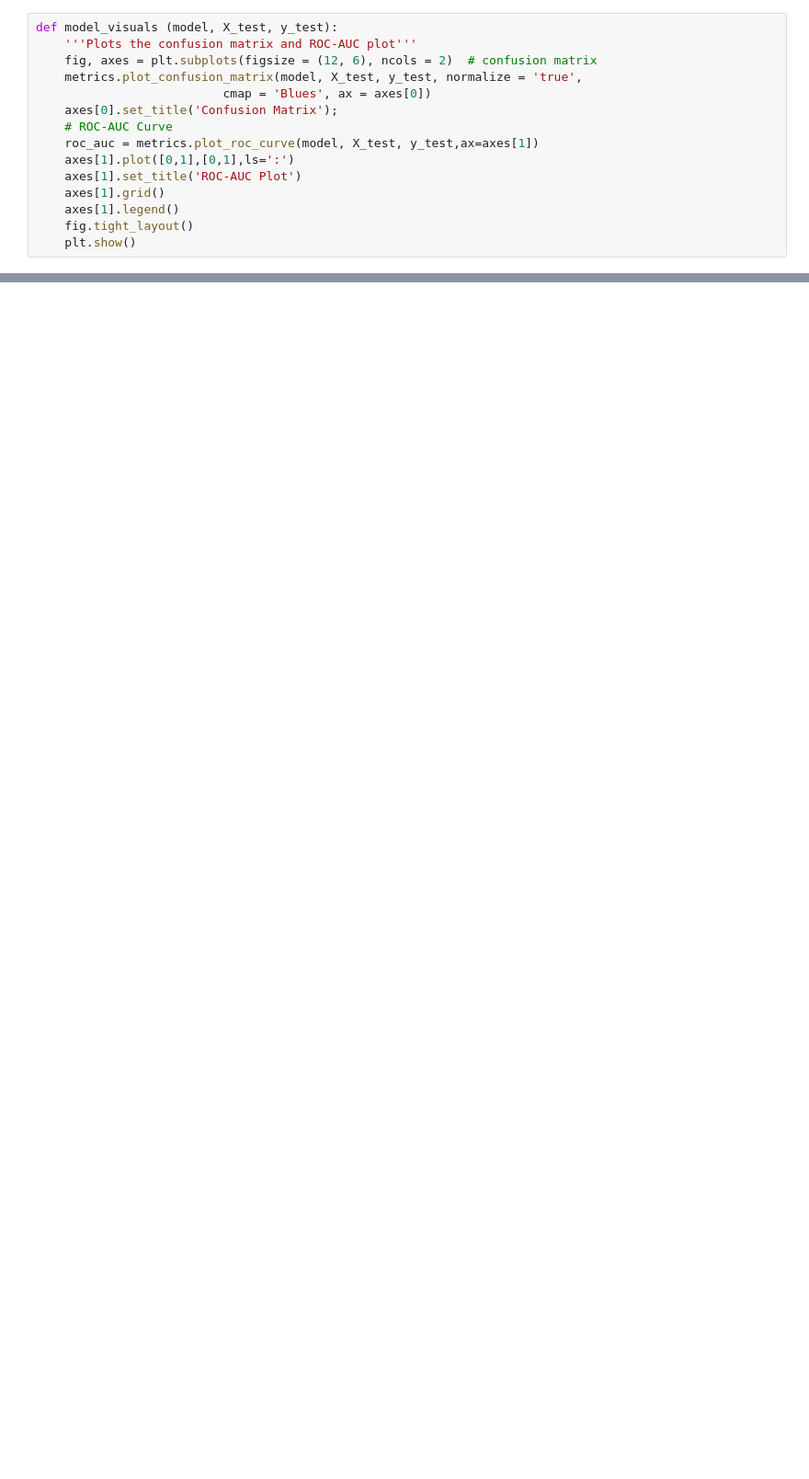
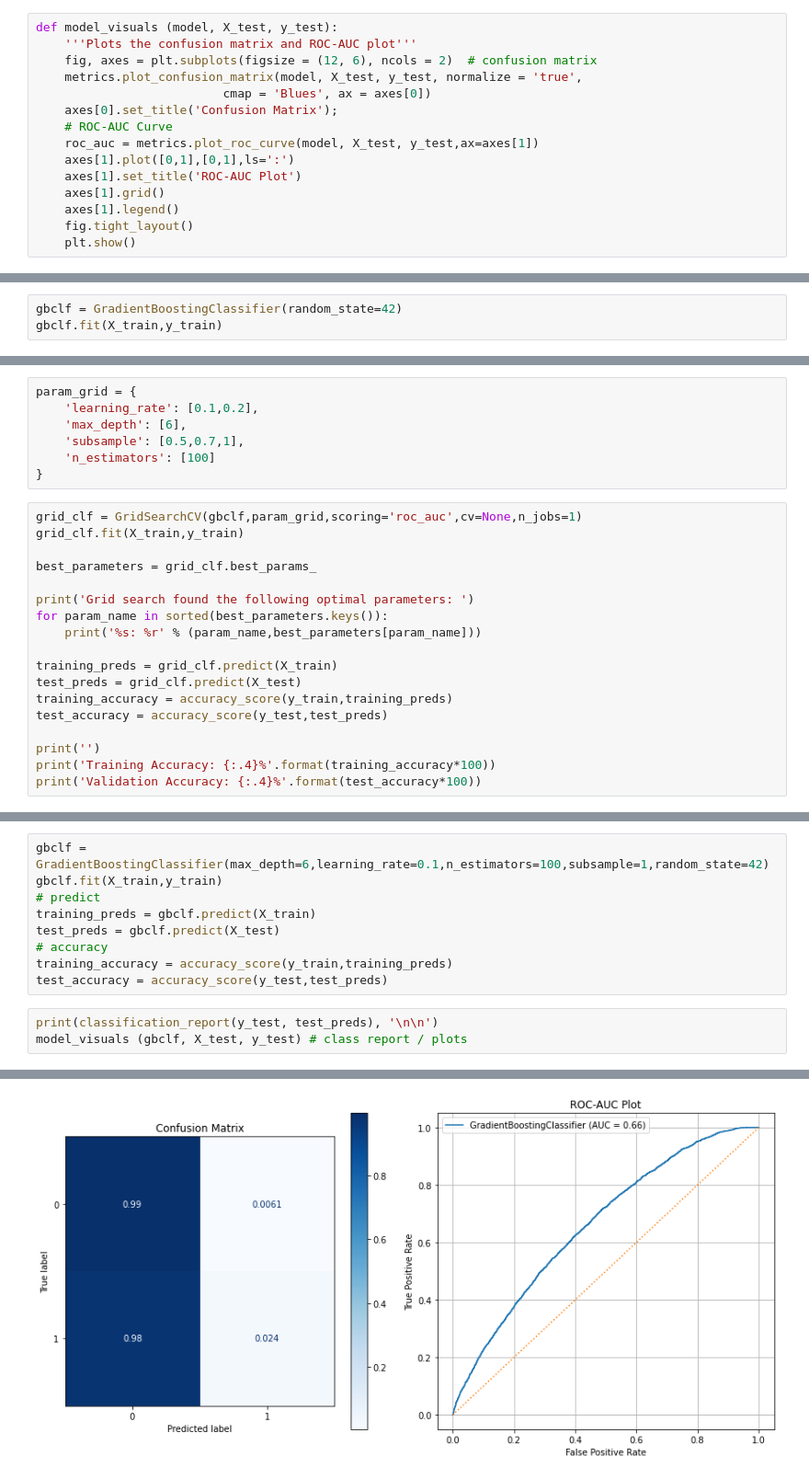
Before and after one commit to miguelangelsantana/Health-Insurance-Lead-Prediction, a Jupyter notebook: Jupiter_notebook.ipynb, the cells around one changed output, grey strips where cells are left out. Shown: that part at 92% size. Cells and saved outputs as stored; diff of their text form; blank space fills up the shorter version.

```diff
--- a/Jupiter_notebook.ipynb
+++ b/Jupiter_notebook.ipynb
@@ -451,0 +345,3 @@ AdaBoostClassifier(algorithm='SAMME.R', base_estimator=None, learning_rate=1.0,
+# %%
+gbclf = GradientBoostingClassifier(random_state=42)
+gbclf.fit(X_train,y_train)
@@ -451,0 +359,25 @@ AdaBoostClassifier(algorithm='SAMME.R', base_estimator=None, learning_rate=1.0,
+# %%
+param_grid = {
+    'learning_rate': [0.1,0.2],
+    'max_depth': [6],
+    'subsample': [0.5,0.7,1],
+    'n_estimators': [100]
+}
+# %%
+grid_clf = GridSearchCV(gbclf,param_grid,scoring='roc_auc',cv=None,n_jobs=1)
+grid_clf.fit(X_train,y_train)
+
+best_parameters = grid_clf.best_params_
+
+print('Grid search found the following optimal parameters: ')
+for param_name in sorted(best_parameters.keys()):
+    print('%s: %r' % (param_name,best_parameters[param_name]))
+
+training_preds = grid_clf.predict(X_train)
+test_preds = grid_clf.predict(X_test)
+training_accuracy = accuracy_score(y_train,training_preds)
+test_accuracy = accuracy_score(y_test,test_preds)
+
+print('')
+print('Training Accuracy: {:.4}%'.format(training_accuracy*100))
+print('Validation Accuracy: {:.4}%'.format(test_accuracy*100))
@@ -451,0 +397,13 @@ AdaBoostClassifier(algorithm='SAMME.R', base_estimator=None, learning_rate=1.0,
+# %%
+gbclf = GradientBoostingClassifier(max_depth=6,learning_rate=0.1,n_estimators=100,subsample=1,random_state=42)
+gbclf.fit(X_train,y_train)
+# predict
+training_preds = gbclf.predict(X_train)
+test_preds = gbclf.predict(X_test)
+# accuracy
+training_accuracy = accuracy_score(y_train,training_preds)
+test_accuracy = accuracy_score(y_test,test_preds)
+# %%
+print(classification_report(y_test, test_preds), '\n\n')
+model_visuals (gbclf, X_test, y_test) # class report / plots
+# %% [output]
@@ -451,0 +418 @@ AdaBoostClassifier(algorithm='SAMME.R', base_estimator=None, learning_rate=1.0,
+[figure, added]
```
Also changed, not shown: parts of 151 cells of this notebook, 29 other files.
